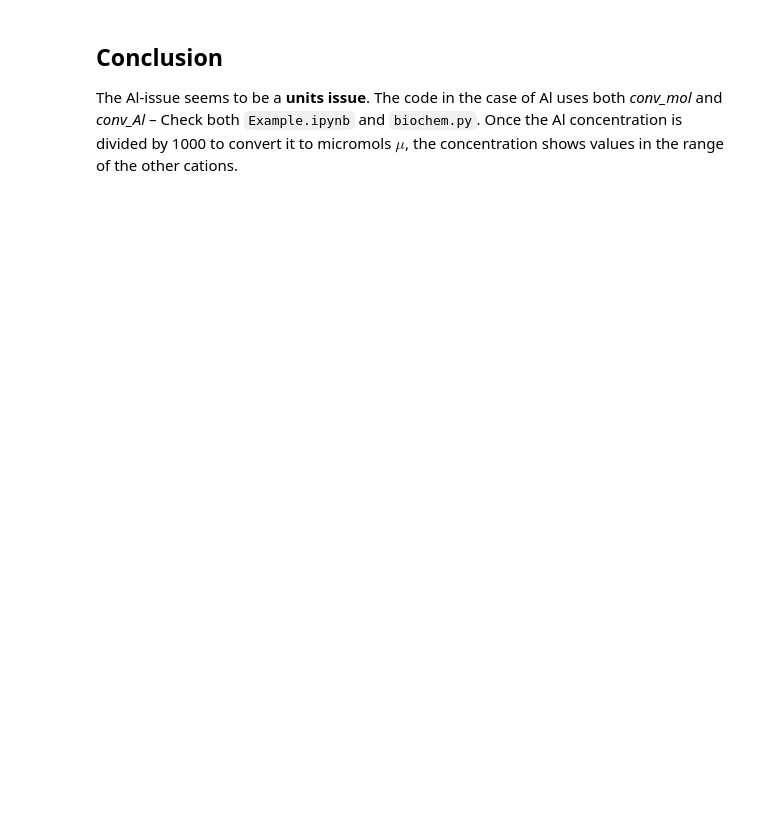
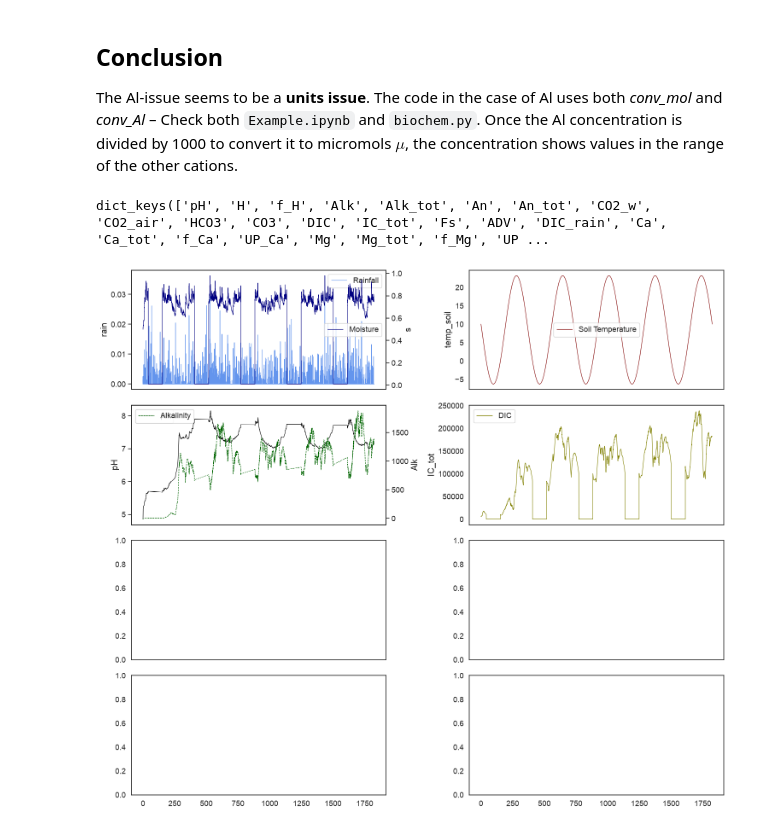
Before and after one commit to ZeroEx-Org/SMEW, a Jupyter notebook: Projects/Vulkaneifel/Vulkaneifel.ipynb, the cells around one changed output. Saved outputs shown, nothing was run; the diff lists cells and outputs as text; code cells hidden in the pictures; blank space fills up the shorter version.

Commit message:
- Verified Al units in Vulkaneifel simulation - Changes on plot building and formatting. Wrapper now exports also panels 2,3, and 4, besides the summary figure.

```diff
--- a/Projects/Vulkaneifel/Vulkaneifel.ipynb
+++ b/Projects/Vulkaneifel/Vulkaneifel.ipynb
@@ -70,3 +70,30 @@ sns.despine()
 ## Conclusion
 
 The Al-issue seems to be a **units issue**. The code in the case of Al uses both *conv_mol* and *conv_Al* – Check both `Example.ipynb` and `biochem.py`. Once the Al concentration is divided by 1000 to convert it to micromols $\mu$, the concentration shows values in the range of the other cations.
+# %%
+output_data.keys()
+# %% [output]
+dict_keys(['pH', 'H', 'f_H', 'Alk', 'Alk_tot', 'An', 'An_tot', 'CO2_w', 'CO2_air', 'HCO3', 'CO3', 'DIC', 'IC_tot', 'Fs', 'ADV', 'DIC_rain', 'Ca', 'Ca_tot', 'f_Ca', 'UP_Ca', 'Mg', 'Mg_tot', 'f_Mg', 'UP ...
+# %%
+sns.set_theme('notebook',font_scale=1.2)
+sns.set_style('white')
+fig, ax = plt.subplots(4,2,figsize=(15, 13),sharex=True,sharey=False)
+
+#Climate panel
+ax_s = ax[0,0].twinx()
+sns.lineplot(data=output_data,x='t',y='rain',color='cornflowerblue',label='Rainfall',ax=ax[0,0],linewidth=0.8)
+sns.lineplot(data=output_data,x='t',y='s',color='navy',label='Moisture',ax=ax_s,linewidth=0.8)
+sns.lineplot(data=output_data,x='t',y='temp_soil',color='maroon',label='Soil Temperature',ax=ax[0,1],linewidth=0.8)
+
+
+#pH panel and alkalinity
+ax_alk = ax[1,0].twinx()
+sns.lineplot(data=output_data,x='t',y='pH',color='black',label='pH',ax=ax[1,0],linewidth=0.8)
+sns.lineplot(data=output_data,x='t',y='Alk',color='darkgreen',label='Alkalinity',ax=ax_alk,linewidth=0.8,linestyle='--')
+
+#DIC
+#sns.lineplot(data=output_data,x='t',y='DIC',color='olive',label='DIC',ax=ax[1,1],linewidth=0.8)
+sns.lineplot(data=output_data,x='t',y='IC_tot',color='olive',label='DIC',ax=ax[1,1],linewidth=0.8)
+fig.tight_layout(pad=1.0)
+# %% [output]
+[figure, added]
```
Also changed, not shown: parts of 2 cells of this notebook, 2 other files.
